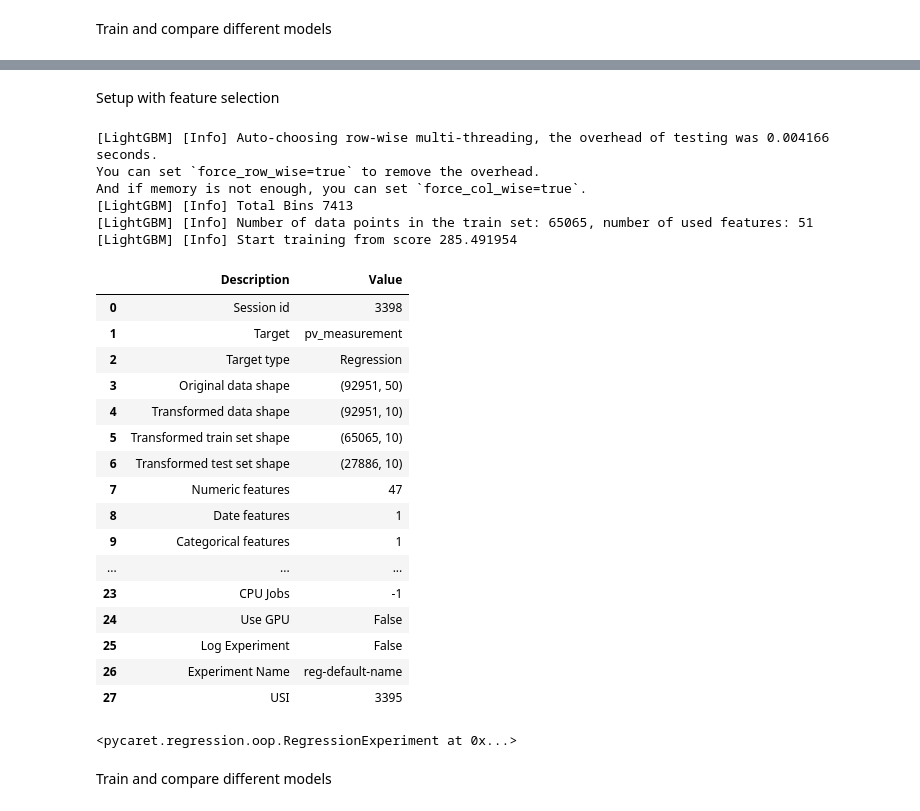
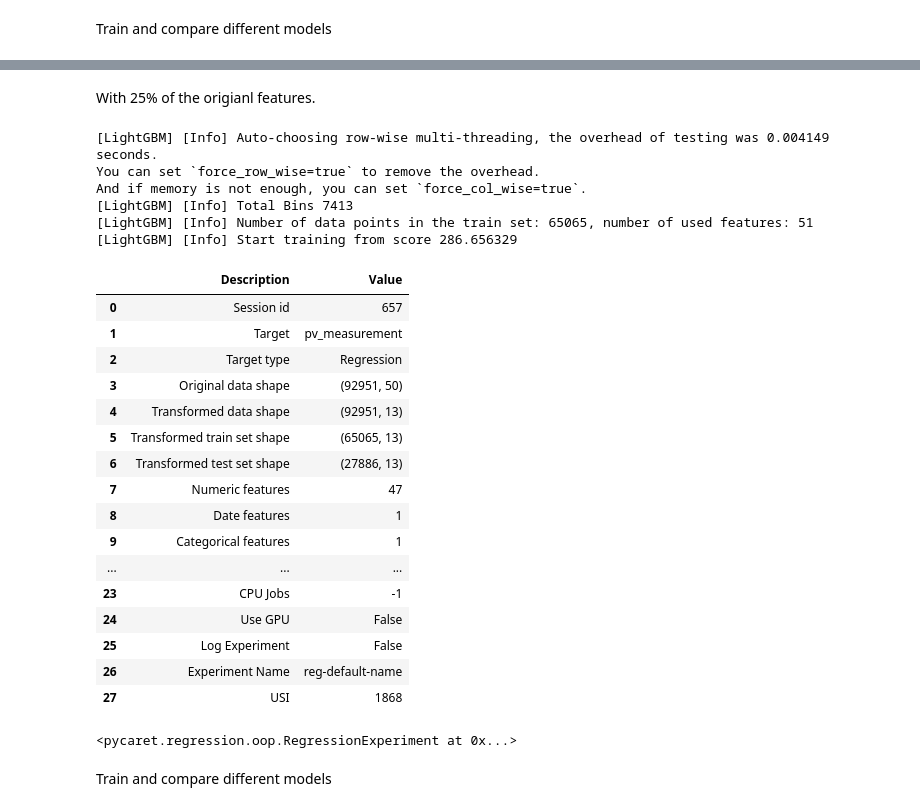
Before and after one commit to jkbch/machine_learning_exam, a Jupyter notebook: Clara_notebook.ipynb, the cells around one changed output, grey strips where cells are left out. Cells and saved outputs as stored; diff of their text form; code cells hidden in the pictures.

```diff
--- a/Clara_notebook.ipynb
+++ b/Clara_notebook.ipynb
@@ -299,24 +331,24 @@ exp.compare_models()
 [interactive output not drawn]
 <catboost.core.CatBoostRegressor at 0x...>
-# %% [markdown]
-Setup with feature selection
+# %% [markdown]
+With 25% of the origianl features.
 # %%
-exp.setup(train_data, target = 'pv_measurement', feature_selection=True)
+exp.setup(train_data, target = 'pv_measurement', feature_selection=True, n_features_to_select = 0.25)
 # %% [output]
-[LightGBM] [Info] Auto-choosing row-wise multi-threading, the overhead of testing was 0.004166 seconds.
+[LightGBM] [Info] Auto-choosing row-wise multi-threading, the overhead of testing was 0.004149 seconds.
 You can set `force_row_wise=true` to remove the overhead.
 And if memory is not enough, you can set `force_col_wise=true`.
 [LightGBM] [Info] Total Bins 7413
 [LightGBM] [Info] Number of data points in the train set: 65065, number of used features: 51
-[LightGBM] [Info] Start training from score 285.491954
+[LightGBM] [Info] Start training from score 286.656329
 |  | Description | Value |
-| 0 | Session id | 3398 |
+| 0 | Session id | 657 |
 | 1 | Target | pv_measurement |
 | 2 | Target type | Regression |
 | 3 | Original data shape | (92951, 50) |
-| 4 | Transformed data shape | (92951, 10) |
-| 5 | Transformed train set shape | (65065, 10) |
-| 6 | Transformed test set shape | (27886, 10) |
+| 4 | Transformed data shape | (92951, 13) |
+| 5 | Transformed train set shape | (65065, 13) |
+| 6 | Transformed test set shape | (27886, 13) |
 | 7 | Numeric features | 47 |
 | 8 | Date features | 1 |
 | 9 | Categorical features | 1 |
@@ -325,7 +357,7 @@ And if memory is not enough, you can set `force_col_wise=true`.
 | 24 | Use GPU | False |
 | 25 | Log Experiment | False |
 | 26 | Experiment Name | reg-default-name |
-| 27 | USI | 3395 |
+| 27 | USI | 1868 |
 <pycaret.regression.oop.RegressionExperiment at 0x...>
 # %% [markdown]
 Train and compare different models
```
Also changed, not shown: parts of 11 cells of this notebook.
